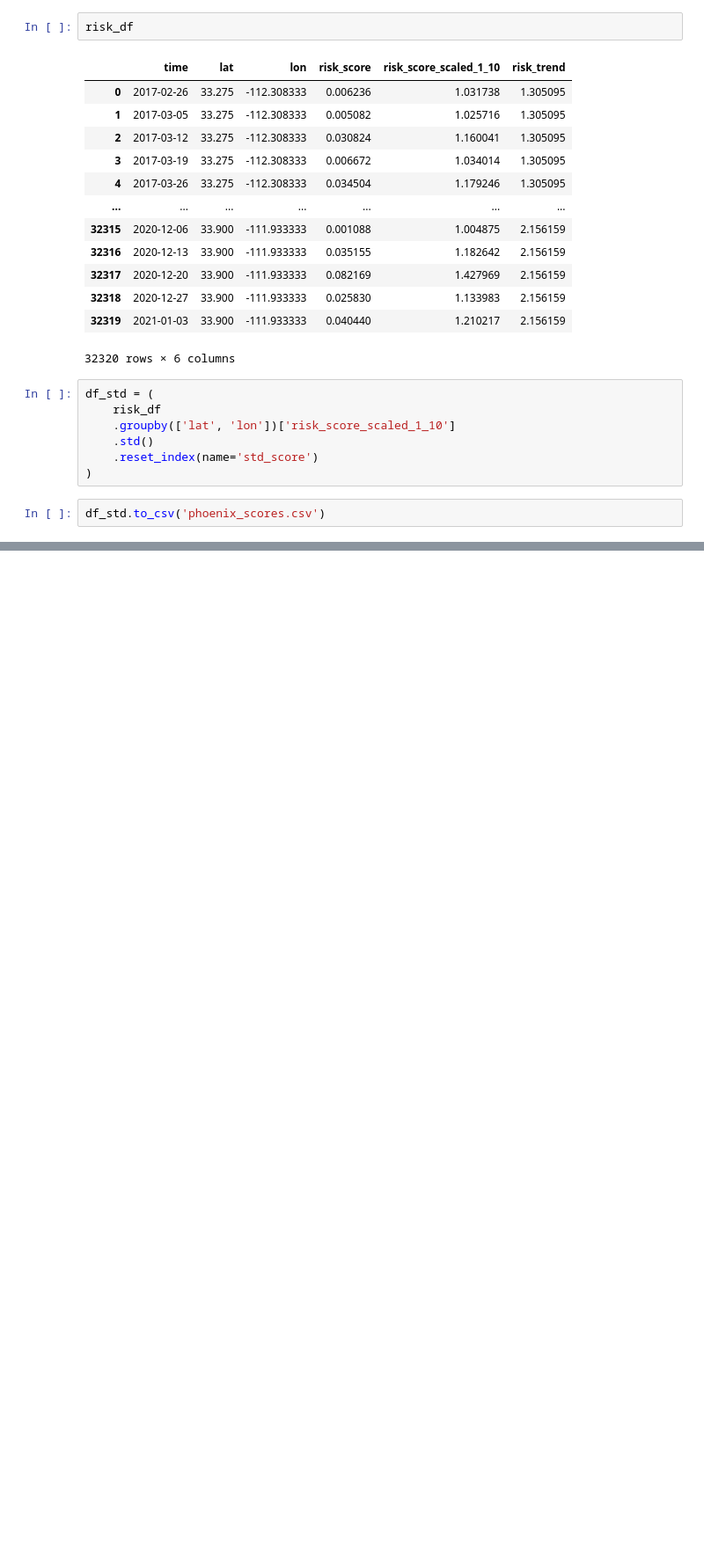
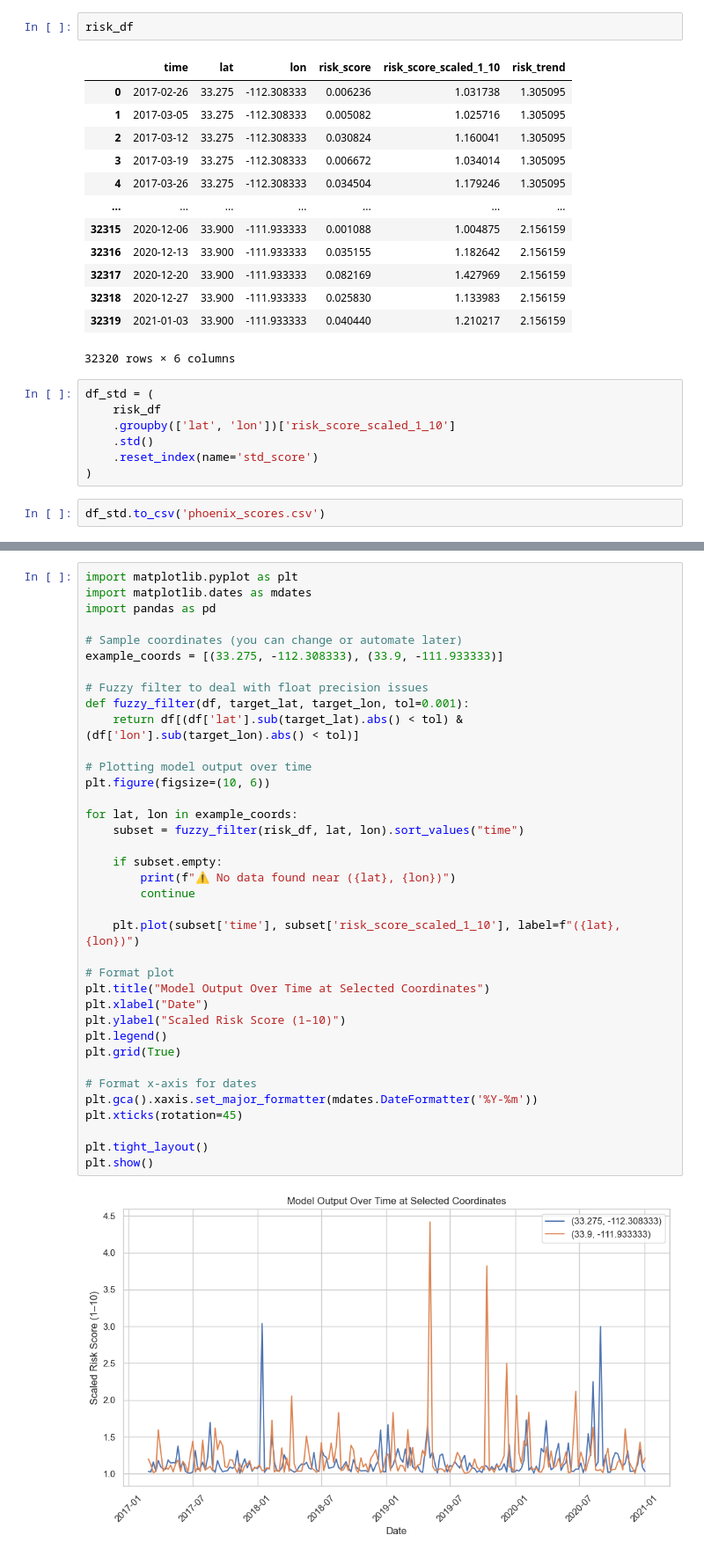
Before and after one commit to luzt00/capstone, a Jupyter notebook: risk_score_models/Phoenix.ipynb, the cells around one changed output, grey strips where cells are left out. Shown: that part at 88% size. Cells and saved outputs as stored; diff of their text form; blank space fills up the shorter version.

Commit message:
phoenix with model evaluation and comments

```diff
--- a/risk_score_models/Phoenix.ipynb
+++ b/risk_score_models/Phoenix.ipynb
@@ -413,0 +520,39 @@ df_std.to_csv('phoenix_scores.csv')
+# %%
+import matplotlib.pyplot as plt
+import matplotlib.dates as mdates
+import pandas as pd
+
+# Sample coordinates (you can change or automate later)
+example_coords = [(33.275, -112.308333), (33.9, -111.933333)]
+
+# Fuzzy filter to deal with float precision issues
+def fuzzy_filter(df, target_lat, target_lon, tol=0.001):
+    return df[(df['lat'].sub(target_lat).abs() < tol) & (df['lon'].sub(target_lon).abs() < tol)]
+
+# Plotting model output over time
+plt.figure(figsize=(10, 6))
+
+for lat, lon in example_coords:
+    subset = fuzzy_filter(risk_df, lat, lon).sort_values("time")
+
+    if subset.empty:
+        print(f"⚠️ No data found near ({lat}, {lon})")
+        continue
+
+    plt.plot(subset['time'], subset['risk_score_scaled_1_10'], label=f"({lat}, {lon})")
+
+# Format plot
+plt.title("Model Output Over Time at Selected Coordinates")
+plt.xlabel("Date")
+plt.ylabel("Scaled Risk Score (1–10)")
+plt.legend()
+plt.grid(True)
+
+# Format x-axis for dates
+plt.gca().xaxis.set_major_formatter(mdates.DateFormatter('%Y-%m'))
+plt.xticks(rotation=45)
+
+plt.tight_layout()
+plt.show()
+# %% [output]
+[figure, added]
```
Also changed, not shown: parts of 12 cells of this notebook.
